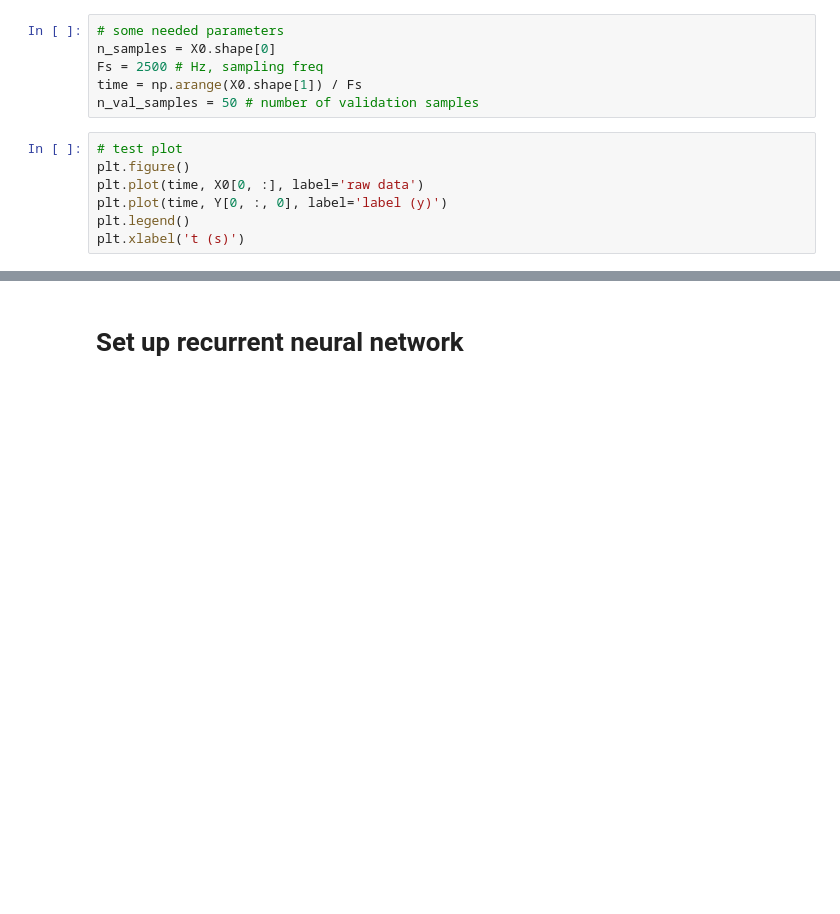
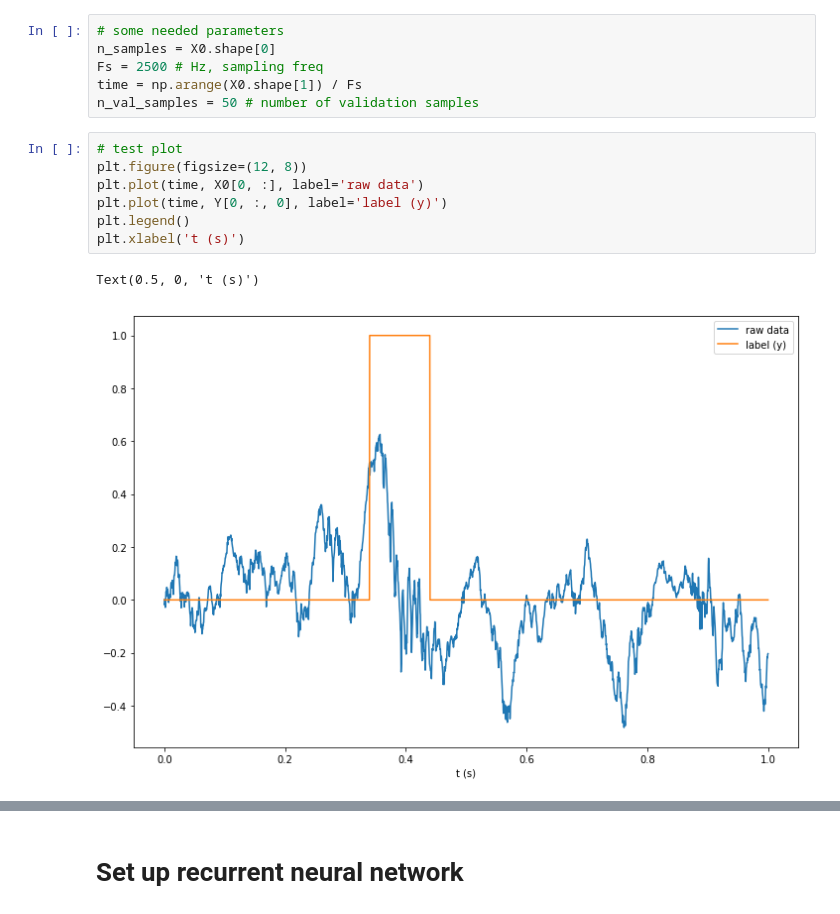
Before and after one commit to AlexStasik/ANN_Ripple_Detection, a Jupyter notebook: NewANN/LSTM_net_2.ipynb, the cells around one changed output, grey strips where cells are left out. Saved outputs shown, nothing was run; the diff lists cells and outputs as text; blank space fills up the shorter version.

```diff
--- a/NewANN/LSTM_net_2.ipynb
+++ b/NewANN/LSTM_net_2.ipynb
@@ -45,11 +63,14 @@ time = np.arange(X0.shape[1]) / Fs
 n_val_samples = 50 # number of validation samples
 # %%
 # test plot
-plt.figure()
+plt.figure(figsize=(12, 8))
 plt.plot(time, X0[0, :], label='raw data')
 plt.plot(time, Y[0, :, 0], label='label (y)')
 plt.legend()
 plt.xlabel('t (s)')
+# %% [output]
+Text(0.5, 0, 't (s)')
+[figure, added]
 # %%
 # plot all labels and raw data matrices
 fig, axes = plt.subplots(2, 1, sharex=True, sharey=True, figsize=(12, 12))
```
Also changed, not shown: parts of 8 cells of this notebook.
